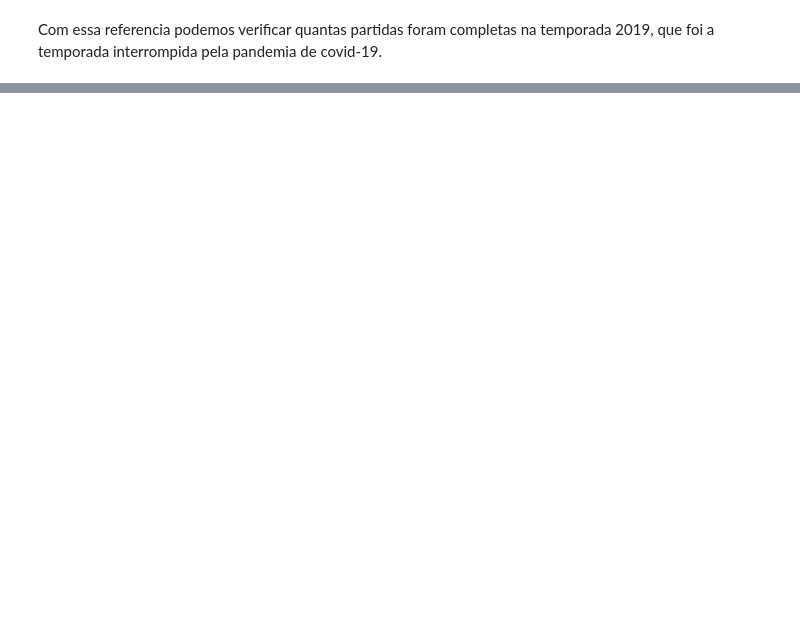
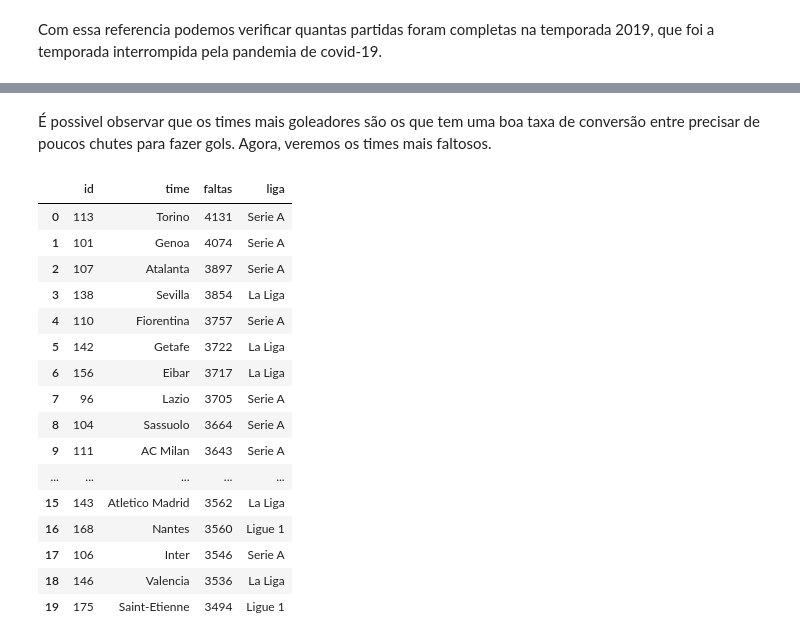
Before and after one commit to HugoCSouza/analise-database-soccer, a Jupyter notebook: trabalho.ipynb, the cells around one changed output, grey strips where cells are left out. Drawn from its saved outputs; the diff is of its cells as text; code cells hidden in the pictures; blank space fills up the shorter version.

```diff
--- a/trabalho.ipynb
+++ b/trabalho.ipynb
@@ -635,0 +1187,45 @@ Vemos que a unica liga que foi devidamente afetada na sua execução pela covid-
+# %% [markdown]
+É possivel observar que os times mais goleadores são os que tem uma boa taxa de conversão entre precisar de poucos chutes para fazer gols. Agora, veremos os times mais faltosos.
+# %%
+query = """
+SELECT
+    ts.teamid AS ID,
+    t.name AS Time,
+    SUM(ts.fouls) AS faltas,
+    l.name as Liga
+FROM
+    trabalho.teamstats as ts
+LEFT JOIN
+    trabalho.games AS g
+    ON  ts.gameid = g.gameid
+LEFT JOIN
+    trabalho.teams AS t
+    ON  ts.teamid = t.teamid
+LEFT JOIN
+    trabalho.leagues AS l
+    ON  g.leagueid = l.leagueid
+GROUP BY
+    ts.teamid, t.name, l.name
+ORDER BY
+    faltas DESC
+LIMIT 20
+"""
+pd.read_sql_query(query, con = engine)
+# %% [output]
+|  | id | time | faltas | liga |
+| 0 | 113 | Torino | 4131 | Serie A |
+| 1 | 101 | Genoa | 4074 | Serie A |
+| 2 | 107 | Atalanta | 3897 | Serie A |
+| 3 | 138 | Sevilla | 3854 | La Liga |
+| 4 | 110 | Fiorentina | 3757 | Serie A |
+| 5 | 142 | Getafe | 3722 | La Liga |
+| 6 | 156 | Eibar | 3717 | La Liga |
+| 7 | 96 | Lazio | 3705 | Serie A |
+| 8 | 104 | Sassuolo | 3664 | Serie A |
+| 9 | 111 | AC Milan | 3643 | Serie A |
+| ... | ... | ... | ... | ... |
+| 15 | 143 | Atletico Madrid | 3562 | La Liga |
+| 16 | 168 | Nantes | 3560 | Ligue 1 |
+| 17 | 106 | Inter | 3546 | Serie A |
+| 18 | 146 | Valencia | 3536 | La Liga |
+| 19 | 175 | Saint-Etienne | 3494 | Ligue 1 |
```
Also changed, not shown: parts of 47 cells of this notebook, 1 other file.
